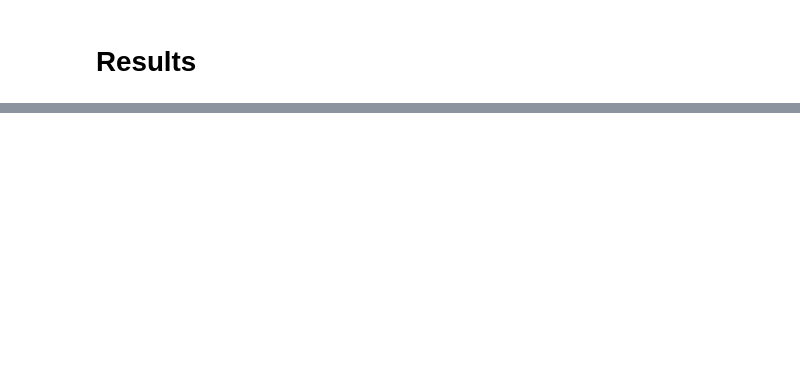
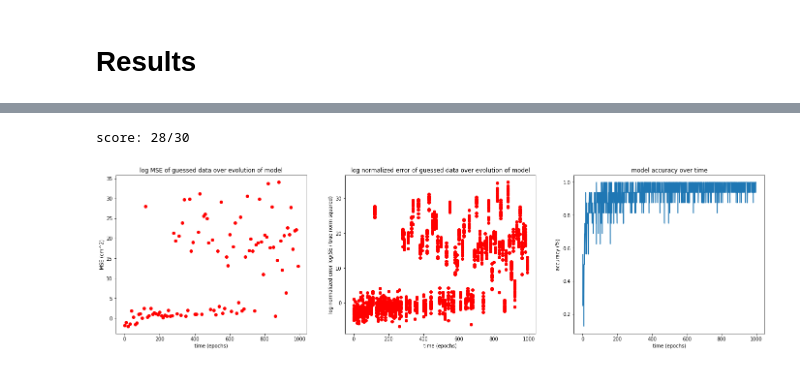
Before and after one commit to mgozon/DLG-UROP, a Jupyter notebook: Batch_DLG_Evolution_Iris_Dataset.ipynb, the cells around one changed output, grey strips where cells are left out. Saved outputs shown, nothing was run; the diff lists cells and outputs as text; code cells hidden in the pictures; blank space fills up the shorter version.

```diff
--- a/Batch_DLG_Evolution_Iris_Dataset.ipynb
+++ b/Batch_DLG_Evolution_Iris_Dataset.ipynb
@@ -306,3 +286,22 @@ def assign_guess(guess, gt_dataset, n, verbose = False):
+# %%
+def compute_stats(n_elts, guess_perm, gt_data):
+    MSE = 0
+    SEs = []
+    n_errors = []
+    cos_angles = []
+    for i in range(n_elts):
+        SE = torch.sum((guess_perm[i]-gt_data[i])**2).item()
+        SEs.append(SE); MSE += SE
+
+        n_error = (torch.sum((guess_perm[i]-gt_data[i])**2) / (torch.linalg.norm(gt_data[i])**2)).item()
+        n_errors.append(n_error)
+
+        cos_angle = (torch.sum(guess_perm[i]*gt_data[i]).item() / (torch.linalg.norm(gt_data[i]) * torch.linalg.norm(guess_perm[i]))).item()
+        cos_angles.append(cos_angle)
+
+    MSE /= n_elts
+
+    return SEs, MSE, n_errors, cos_angles
 # %% [markdown]
 # Training Model with Batch-DLG
 # %%
@@ -506,0 +367,27 @@ Note that the number of optimization steps is measured in terms of the number of
+# %%
+# results of training a model + dlg
+net.apply(weights_init)
+epochs = 1000
+batch_size = 16
+dlg_rate = 10
+verbose = False
+accuracies, dlg_timestamps, dlg_SEs, dlg_MSE, dlg_n_errors, dlg_cos_angles = train_net_Adam_DLG(train_data, train_target, batch_size, epochs, verbose, dlg_rate)
+test_net(test_data, test_target, verbose = False)
+# %% [output]
+score: 28/30
+# %%
+# create summary plots of MSE and normalized errors over time
+fig, axs = plt.subplots(1, 3, figsize=(24, 6))
+
+axs[0].plot(dlg_timestamps, torch.log(torch.tensor(dlg_MSE)), 'ro')
+axs[0].set(title='log MSE of guessed data over evolution of model', xlabel='time (epochs)', ylabel='MSE (cm^2)')
+
+axs[1].plot(torch.tensor(dlg_timestamps).repeat_interleave(batch_size), torch.log(torch.tensor(dlg_n_errors).view(-1)), 'ro')
+axs[1].set(title='log normalized error of guessed data over evolution of model', xlabel='time (epochs)', ylabel='log normalized error log(SE / true norm squared)')
+
+axs[2].plot(list(range(epochs)), accuracies)
+axs[2].set(title='model accuracy over time', xlabel='time (epochs)', ylabel='accuracy (%)')
+
+plt.savefig('train_DLG_1000.png', dpi=300)
+# %% [output]
+[figure, added]
```
Also changed, not shown: parts of 18 cells of this notebook.
